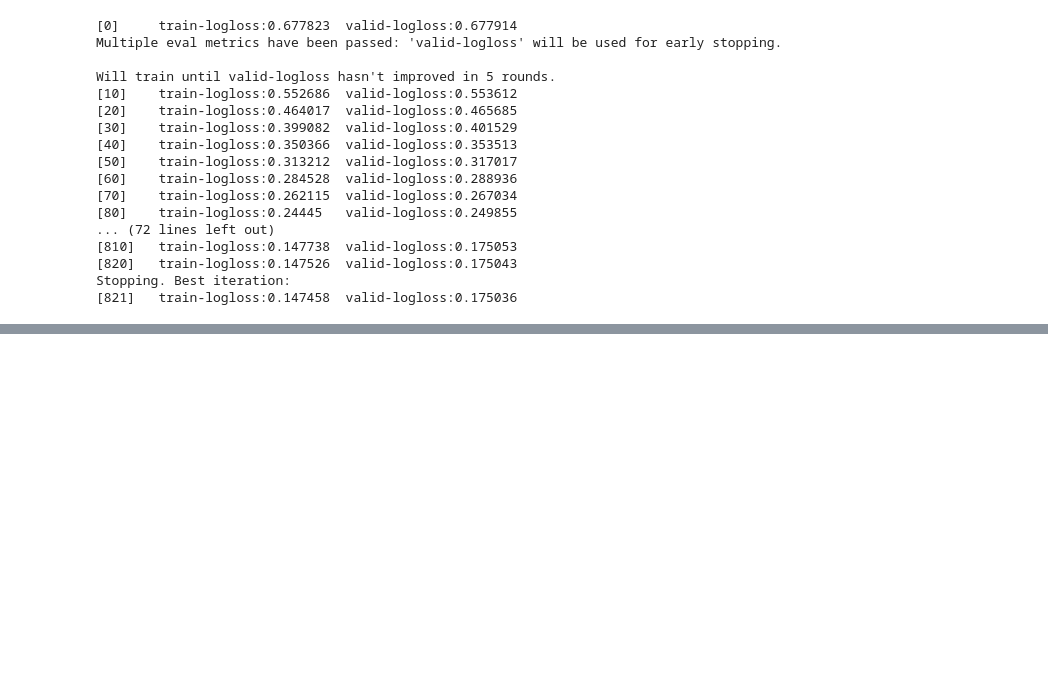
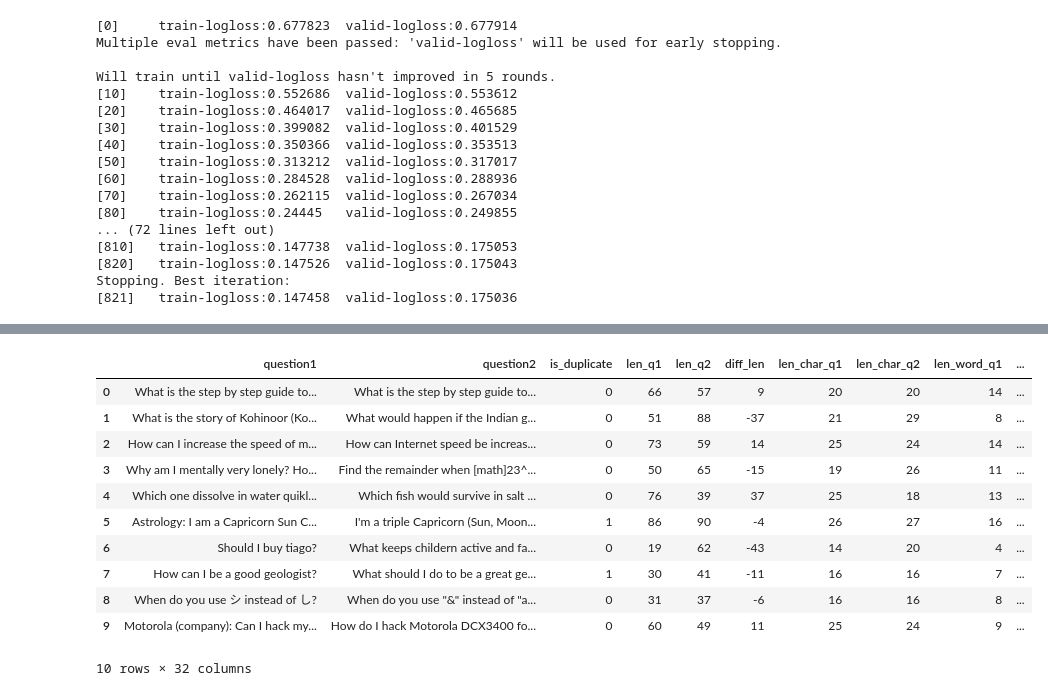
Before and after one commit to meidata/kaggleQuora, a Jupyter notebook: run_model.ipynb, the cells around one changed output, grey strips where cells are left out. Saved outputs shown, nothing was run; the diff lists cells and outputs as text; code cells hidden in the pictures; blank space fills up the shorter version.

```diff
--- a/run_model.ipynb
+++ b/run_model.ipynb
@@ -514,0 +667,15 @@ sub.to_csv(path_data+'xgb_2105_0.2_0.8_0.1_9_intersec_no_hash_add_new_cosine.csv
+# %%
+train_data.head(10)
+# %% [output]
+|  | question1 | question2 | is_duplicate | len_q1 | len_q2 | diff_len | len_char_q1 | len_char_q2 | len_word_q1 | ... |
+| 0 | What is the step by step guide to... | What is the step by step guide to... | 0 | 66 | 57 | 9 | 20 | 20 | 14 | ... |
+| 1 | What is the story of Kohinoor (Ko... | What would happen if the Indian g... | 0 | 51 | 88 | -37 | 21 | 29 | 8 | ... |
+| 2 | How can I increase the speed of m... | How can Internet speed be increas... | 0 | 73 | 59 | 14 | 25 | 24 | 14 | ... |
+| 3 | Why am I mentally very lonely? Ho... | Find the remainder when [math]23^... | 0 | 50 | 65 | -15 | 19 | 26 | 11 | ... |
+| 4 | Which one dissolve in water quikl... | Which fish would survive in salt ... | 0 | 76 | 39 | 37 | 25 | 18 | 13 | ... |
+| 5 | Astrology: I am a Capricorn Sun C... | I'm a triple Capricorn (Sun, Moon... | 1 | 86 | 90 | -4 | 26 | 27 | 16 | ... |
+| 6 | Should I buy tiago? | What keeps childern active and fa... | 0 | 19 | 62 | -43 | 14 | 20 | 4 | ... |
+| 7 | How can I be a good geologist? | What should I do to be a great ge... | 1 | 30 | 41 | -11 | 16 | 16 | 7 | ... |
+| 8 | When do you use シ instead of し? | When do you use "&" instead of "a... | 0 | 31 | 37 | -6 | 16 | 16 | 8 | ... |
+| 9 | Motorola (company): Can I hack my... | How do I hack Motorola DCX3400 fo... | 0 | 60 | 49 | 11 | 25 | 24 | 9 | ... |
+10 rows × 32 columns
```
Also changed, not shown: parts of 6 cells of this notebook, 4 other files.
